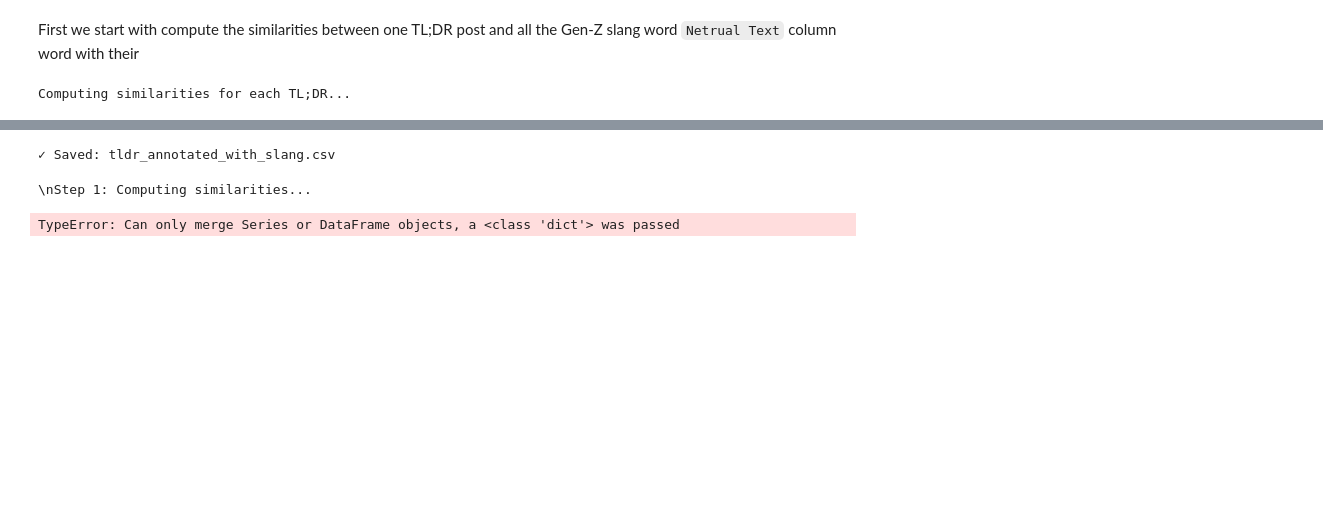
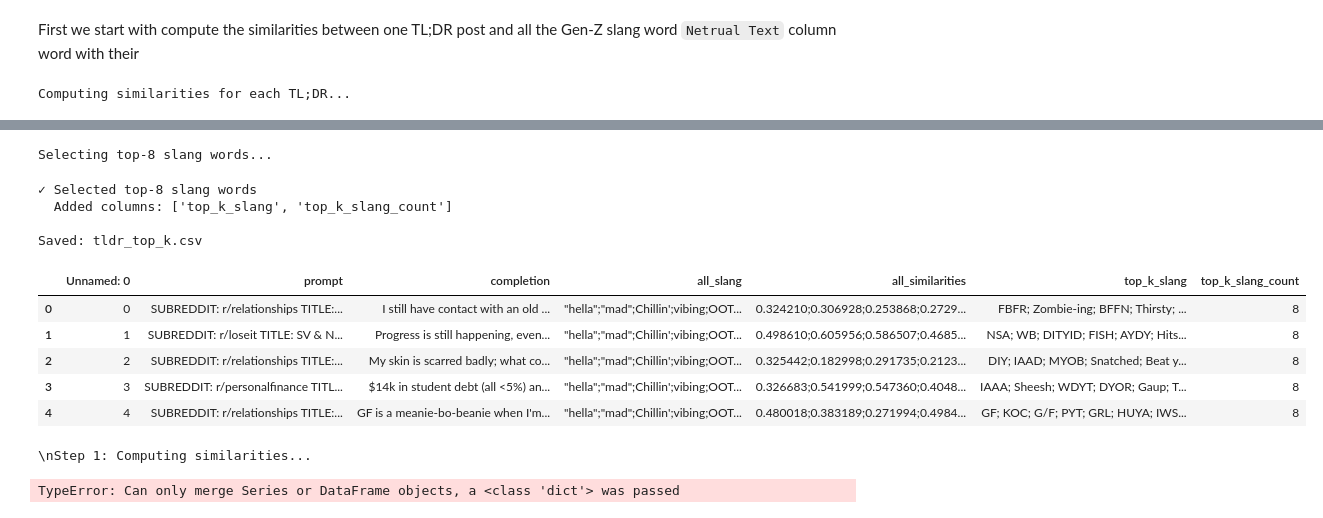
Before and after one commit to au-nlp/project-milestone-p2-group1, a Jupyter notebook: main.ipynb, the cells around one changed output, grey strips where cells are left out. Cells and saved outputs as stored; diff of their text form; code cells hidden in the pictures; blank space fills up the shorter version.

```diff
--- a/main.ipynb
+++ b/main.ipynb
@@ -1912,16 +2313,29 @@ Top-p=0.05 Statistics:
 # %%
 # Step 2: Apply top-p selection
-df_final = apply_top_p_selection(df_with_sims, top_p=0.01)
+#df_final = apply_top_p_selection(df_with_sims, top_p=0.01)
 # Step 3. Use top k selection of 8 slang words
-#df_final = top_k(df_with_relevant, max_k=8)
+df_final = apply_top_k_selection(df_with_sims, max_k=8)
 
 # Step 3: Sample from relevant slang
 #df_final = sample_slang_column(df_with_relevant, sample_ratio=0.7)
 
-df_final.to_csv("tldr_annotated_with_slang.csv", index=False)
-print("✓ Saved: tldr_annotated_with_slang.csv")
+df_final.to_csv(basepath + "tldr_top_k.csv")
+print("Saved: tldr_top_k.csv")
 # %% [output]
-✓ Saved: tldr_annotated_with_slang.csv
+Selecting top-8 slang words...
+✓ Selected top-8 slang words
+  Added columns: ['top_k_slang', 'top_k_slang_count']
+
+Saved: tldr_top_k.csv
+# %%
+display(df_final.head(5))
+# %% [output]
+|  | Unnamed: 0 | prompt | completion | all_slang | all_similarities | top_k_slang | top_k_slang_count |
+| 0 | 0 | SUBREDDIT: r/relationships TITLE:... | I still have contact with an old ... | "hella";"mad";Chillin';vibing;OOT... | 0.324210;0.306928;0.253868;0.2729... | FBFR; Zombie-ing; BFFN; Thirsty; ... | 8 |
+| 1 | 1 | SUBREDDIT: r/loseit TITLE: SV & N... | Progress is still happening, even... | "hella";"mad";Chillin';vibing;OOT... | 0.498610;0.605956;0.586507;0.4685... | NSA; WB; DITYID; FISH; AYDY; Hits... | 8 |
+| 2 | 2 | SUBREDDIT: r/relationships TITLE:... | My skin is scarred badly; what co... | "hella";"mad";Chillin';vibing;OOT... | 0.325442;0.182998;0.291735;0.2123... | DIY; IAAD; MYOB; Snatched; Beat y... | 8 |
+| 3 | 3 | SUBREDDIT: r/personalfinance TITL... | $14k in student debt (all <5%) an... | "hella";"mad";Chillin';vibing;OOT... | 0.326683;0.541999;0.547360;0.4048... | IAAA; Sheesh; WDYT; DYOR; Gaup; T... | 8 |
+| 4 | 4 | SUBREDDIT: r/relationships TITLE:... | GF is a meanie-bo-beanie when I'm... | "hella";"mad";Chillin';vibing;OOT... | 0.480018;0.383189;0.271994;0.4984... | GF; KOC; G/F; PYT; GRL; HUYA; IWS... | 8 |
 # %%
 # ============================================
 # STEP 1: Compute similarities for all TL;DRs
```
Also changed, not shown: parts of 14 cells of this notebook, 3 other files.
